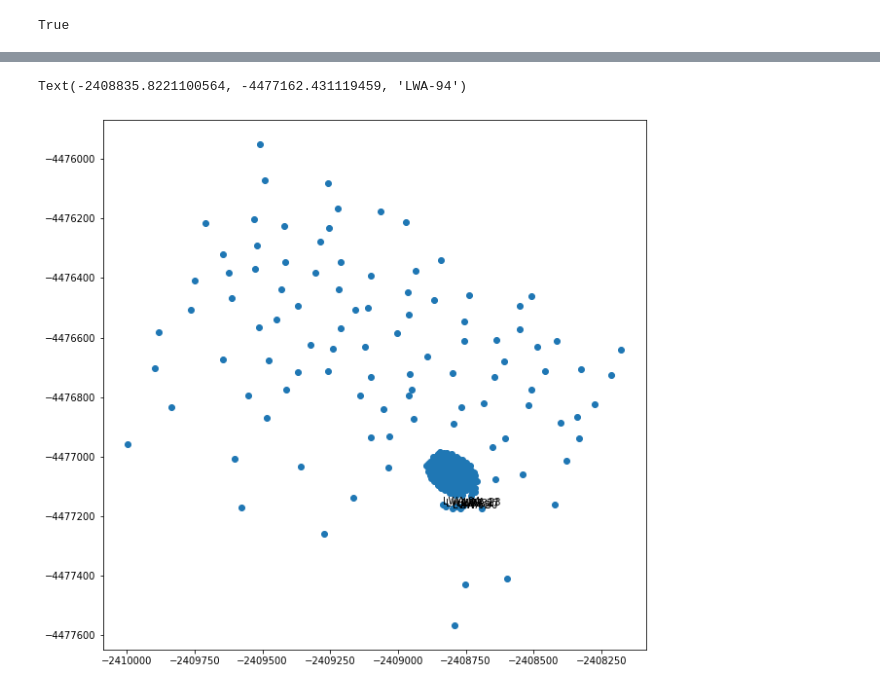
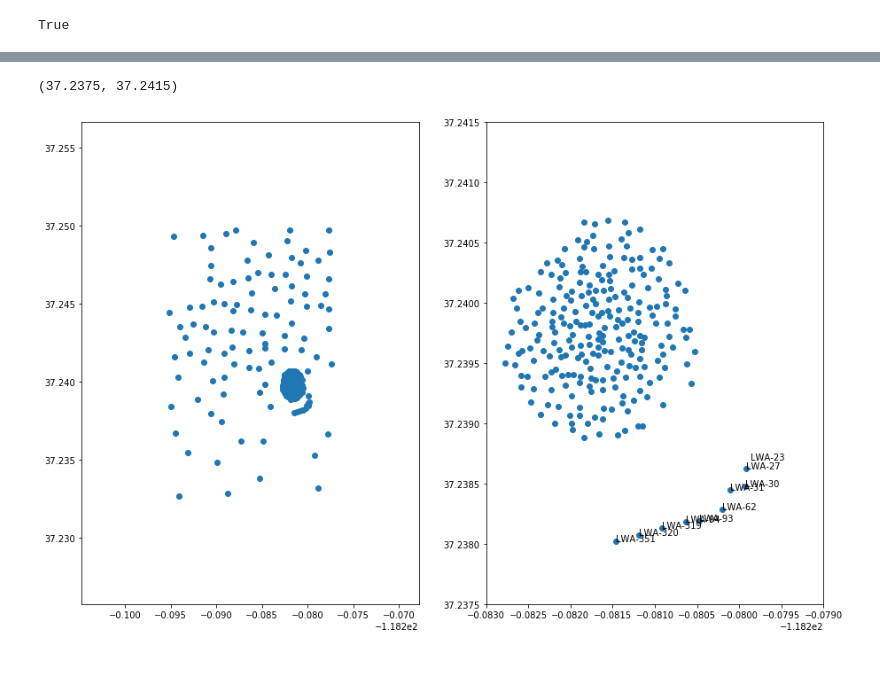
Before and after one commit to dsa110/DSA2000-Whitepaper-Simulation, a Jupyter notebook: LWA352_reconfig.ipynb, the cells around one changed output, grey strips where cells are left out. Drawn from its saved outputs; the diff is of its cells as text; code cells hidden in the pictures.

```diff
--- a/LWA352_reconfig.ipynb
+++ b/LWA352_reconfig.ipynb
@@ -68,18 +97,27 @@ for ii in [i0, i1, i2, i3, i4, i5, i6]:
-# %%
-plt.figure(figsize=(10,10))
-x0 = -2409000
-y0 = -4477250
-delta = 300
-ww = np.where((xx < x0+delta)*(xx > x0)*(yy > y0)*(yy < y0+delta))
-plt.scatter(xx, yy)
-plt.text(xx[i0], yy[i0], anames[i0])
-plt.text(xx[i1], yy[i1], anames[i1])
-plt.text(xx[i2], yy[i2], anames[i2])
-plt.text(xx[i3], yy[i3], anames[i3])
-plt.text(xx[i4], yy[i4], anames[i4])
-plt.text(xx[i5], yy[i5], anames[i5])
-plt.text(xx[i6], yy[i6], anames[i6])
-# %% [output]
-Text(-2408835.8221100564, -4477162.431119459, 'LWA-94')
-[figure, removed]
+# %%
+x0 = -2409100
+y0 = -4477400
+delta = 400
+ww = np.where((xxx < x0+delta)*(xxx > x0)*(yyy > y0)*(yyy < y0+delta))
+
+# plot them
+fig, (ax0, ax1) = plt.subplots(ncols=2, nrows=1, figsize=(15,10))
+pos = ac.EarthLocation.from_geocentric(x=xxx, y=yyy, z=zzz, unit='m')
+ax0.scatter(pos.lon.value, pos.lat.value)
+ax1.scatter(pos.lon.value[ww], pos.lat.value[ww])
+ax1.text(pos.lon.value[i0], pos.lat.value[i0], anames[i0])
+ax1.text(pos.lon.value[i1], pos.lat.value[i1], anames[i1])
+ax1.text(pos.lon.value[i2], pos.lat.value[i2], anames[i2])
+ax1.text(pos.lon.value[i3], pos.lat.value[i3], anames[i3])
+ax1.text(pos.lon.value[i4], pos.lat.value[i4], anames[i4])
+ax1.text(pos.lon.value[i5], pos.lat.value[i5], anames[i5])
+ax1.text(pos.lon.value[i6], pos.lat.value[i6], anames[i6])
+ax1.text(pos.lon.value[i319], pos.lat.value[i319], anames[i319])
+ax1.text(pos.lon.value[i320], pos.lat.value[i320], anames[i320])
+ax1.text(pos.lon.value[i351], pos.lat.value[i351], anames[i351])
+ax1.set_xlim(-118.283, -118.279)
+ax1.set_ylim(37.2375, 37.2415)
+# %% [output]
+(37.2375, 37.2415)
+[figure, added]
 # %%
```
Also changed, not shown: parts of 4 cells of this notebook, 1 other file.
